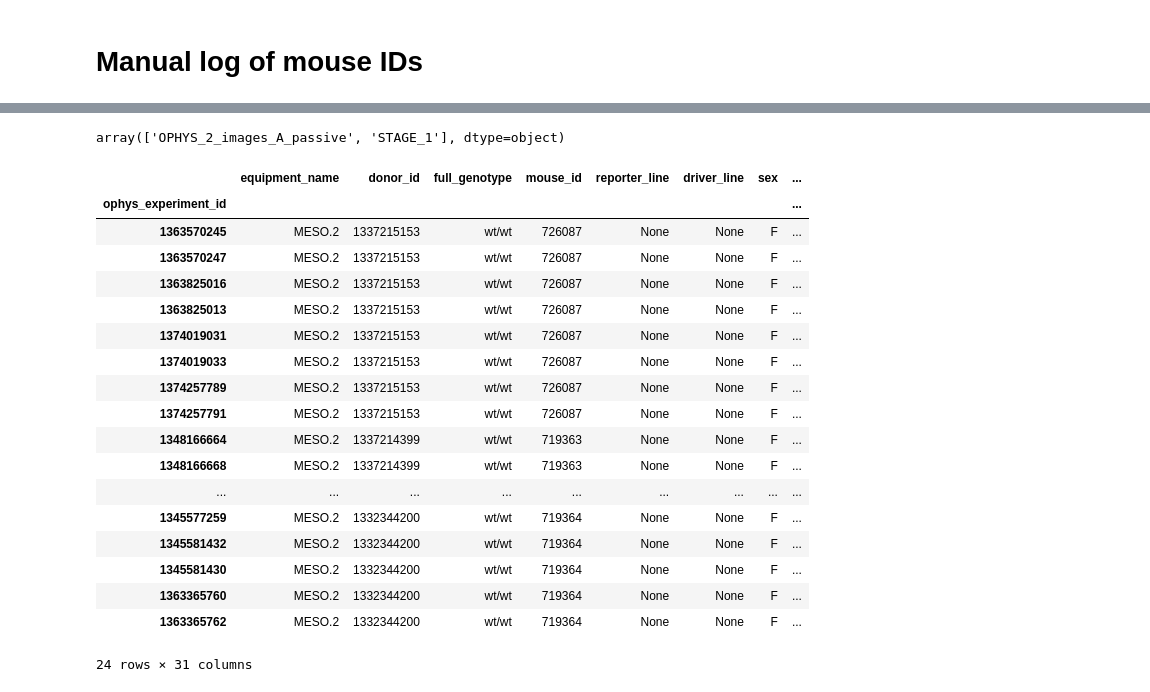
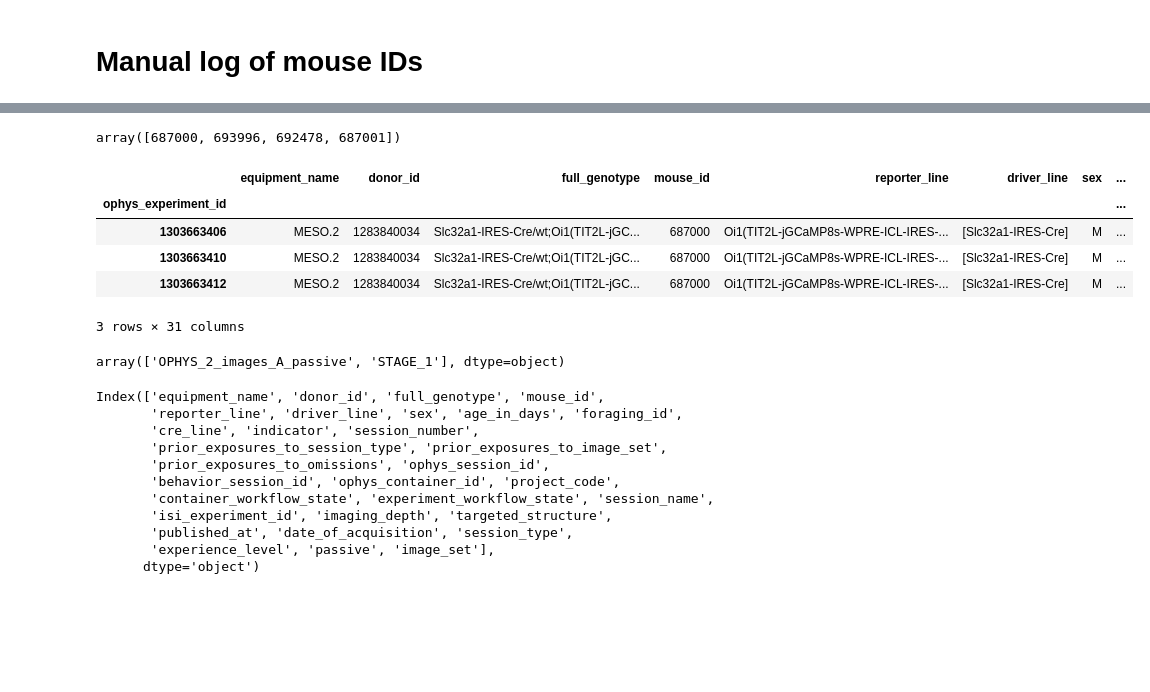
Before and after one commit to AllenNeuralDynamics/lamf_analysis_lims, a Jupyter notebook: pilot_data_analysis/GCaMP/240701_query_lims_data.ipynb, the cells around one changed output, grey strips where cells are left out. Drawn from its saved outputs; the diff is of its cells as text; code cells hidden in the pictures; blank space fills up the shorter version.

Commit message:
querying lims for gcamp data

```diff
--- a/pilot_data_analysis/GCaMP/240701_query_lims_data.ipynb
+++ b/pilot_data_analysis/GCaMP/240701_query_lims_data.ipynb
@@ -48,3 +122,16 @@ table = cache.get_ophys_experiment_table(passed_only=False)
+# %%
+table.query('ophys_session_id in @osids').mouse_id.unique()
+# %% [output]
+array([687000, 693996, 692478, 687001])
+# %%
+table.query('ophys_session_id == 1303235340')
+# %% [output]
+|  | equipment_name | donor_id | full_genotype | mouse_id | reporter_line | driver_line | sex | ... |
+| ophys_experiment_id |  |  |  |  |  |  |  | ... |
+| 1303663406 | MESO.2 | 1283840034 | Slc32a1-IRES-Cre/wt;Oi1(TIT2L-jGC... | 687000 | Oi1(TIT2L-jGCaMP8s-WPRE-ICL-IRES-... | [Slc32a1-IRES-Cre] | M | ... |
+| 1303663410 | MESO.2 | 1283840034 | Slc32a1-IRES-Cre/wt;Oi1(TIT2L-jGC... | 687000 | Oi1(TIT2L-jGCaMP8s-WPRE-ICL-IRES-... | [Slc32a1-IRES-Cre] | M | ... |
+| 1303663412 | MESO.2 | 1283840034 | Slc32a1-IRES-Cre/wt;Oi1(TIT2L-jGC... | 687000 | Oi1(TIT2L-jGCaMP8s-WPRE-ICL-IRES-... | [Slc32a1-IRES-Cre] | M | ... |
+3 rows × 31 columns
 # %%
 mids_ribo_aav_local = [719364, 726087, 719363]
 mids_ribo_aav_ro = [730929, 730932, 730933]
@@ -61,25 +148,17 @@ table.mouse_id = table.mouse_id.astype(int)
 table.query('mouse_id in @mids_ribo_aav_local').session_type.unique()
 # %% [output]
 array(['OPHYS_2_images_A_passive', 'STAGE_1'], dtype=object)
-# %%
-table.query('mouse_id in @mids_ribo_aav_local and session_type=="STAGE_1"')
-# %% [output]
-|  | equipment_name | donor_id | full_genotype | mouse_id | reporter_line | driver_line | sex | ... |
-| ophys_experiment_id |  |  |  |  |  |  |  | ... |
-| 1363570245 | MESO.2 | 1337215153 | wt/wt | 726087 | None | None | F | ... |
-| 1363570247 | MESO.2 | 1337215153 | wt/wt | 726087 | None | None | F | ... |
-| 1363825016 | MESO.2 | 1337215153 | wt/wt | 726087 | None | None | F | ... |
-| 1363825013 | MESO.2 | 1337215153 | wt/wt | 726087 | None | None | F | ... |
-| 1374019031 | MESO.2 | 1337215153 | wt/wt | 726087 | None | None | F | ... |
-| 1374019033 | MESO.2 | 1337215153 | wt/wt | 726087 | None | None | F | ... |
-| 1374257789 | MESO.2 | 1337215153 | wt/wt | 726087 | None | None | F | ... |
-| 1374257791 | MESO.2 | 1337215153 | wt/wt | 726087 | None | None | F | ... |
-| 1348166664 | MESO.2 | 1337214399 | wt/wt | 719363 | None | None | F | ... |
-| 1348166668 | MESO.2 | 1337214399 | wt/wt | 719363 | None | None | F | ... |
-| ... | ... | ... | ... | ... | ... | ... | ... | ... |
-| 1345577259 | MESO.2 | 1332344200 | wt/wt | 719364 | None | None | F | ... |
-| 1345581432 | MESO.2 | 1332344200 | wt/wt | 719364 | None | None | F | ... |
-| 1345581430 | MESO.2 | 1332344200 | wt/wt | 719364 | None | None | F | ... |
-| 1363365760 | MESO.2 | 1332344200 | wt/wt | 719364 | None | None | F | ... |
-| 1363365762 | MESO.2 | 1332344200 | wt/wt | 719364 | None | None | F | ... |
-24 rows × 31 columns
+# %%
+table.keys()
+# %% [output]
+Index(['equipment_name', 'donor_id', 'full_genotype', 'mouse_id',
+       'reporter_line', 'driver_line', 'sex', 'age_in_days', 'foraging_id',
+       'cre_line', 'indicator', 'session_number',
+       'prior_exposures_to_session_type', 'prior_exposures_to_image_set',
+       'prior_exposures_to_omissions', 'ophys_session_id',
+       'behavior_session_id', 'ophys_container_id', 'project_code',
+       'container_workflow_state', 'experiment_workflow_state', 'session_name',
+       'isi_experiment_id', 'imaging_depth', 'targeted_structure',
+       'published_at', 'date_of_acquisition', 'session_type',
+       'experience_level', 'passive', 'image_set'],
+      dtype='object')
```
Also changed, not shown: parts of 10 cells of this notebook.
